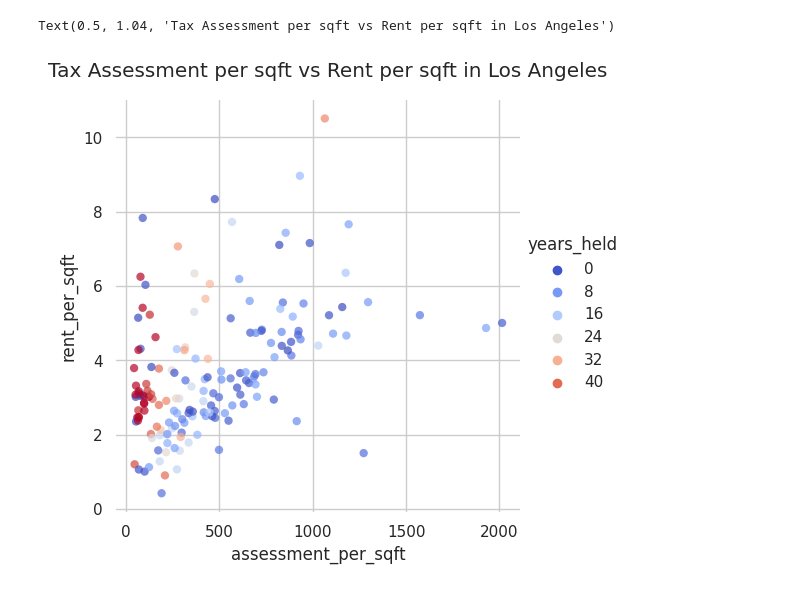
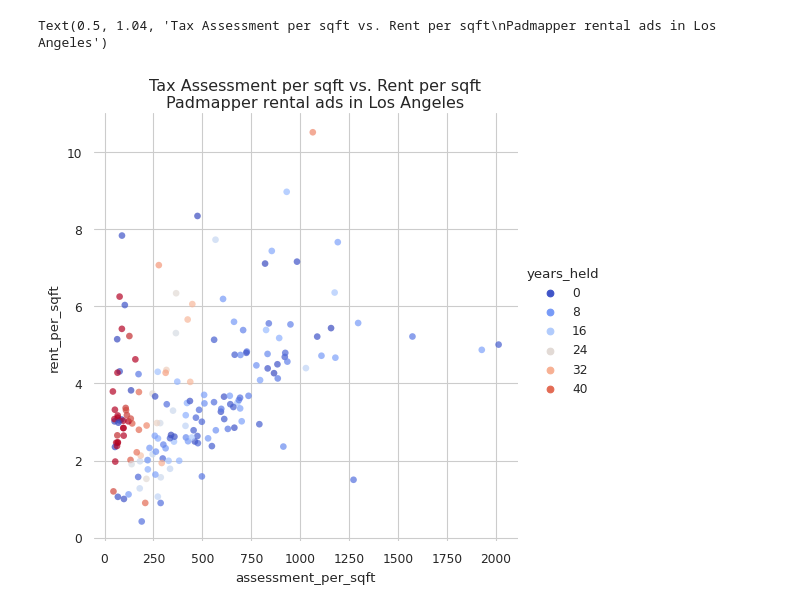
Before and after one commit to rcompton/ryancompton.net, a Jupyter notebook: assets/padmapper.ipynb, the cells around one changed output. Drawn from its saved outputs; the diff is of its cells as text; code cells hidden in the pictures.

```diff
--- a/assets/padmapper.ipynb
+++ b/assets/padmapper.ipynb
@@ -24,14 +24,18 @@ df = pd.read_sql(
     ',',
     ''
   ):: numeric AS current_rent,
+  "glat"::numeric,
+  "glng"::numeric,
   "bedbath",
   "NumOfBeds",
+  "screenshot",
   "NumOfBaths",
   coalesce(
     nullif("SqftMain", ''),
     '0.00'
   ):: numeric(10, 2) AS sqft,
   "BaseValue_Year",
+  "AIN",
   "CurrentRoll_BaseYear",
   "CurrentRoll_LandValue" :: numeric + "CurrentRoll_ImpValue" :: numeric AS current_assessment
 FROM
@@ -50,6 +54,8 @@ df = df[df["assessment_per_sqft"] > 1]
 df['assessment_to_rent_ratio'] = df['current_assessment']/df['current_rent']
 df["years_held"] = df["CurrentRoll_BaseYear"].map(int) - df["BaseValue_Year"].map(int)
 df = df.drop_duplicates().dropna()
+df['screenshot'] = 'https://rycpt-crawls.s3.us-west-2.amazonaws.com/' + df['screenshot']
+df['lagov'] = 'https://portal.assessor.lacounty.gov/parceldetail/'+df['AIN']
 print(df.shape)
 df
 # %% [output]
@@ -75,21 +81,23 @@ for column in [
 # %%
 sns.set_theme(style="whitegrid")
+sns.set_context('paper')
 
 cmap = sns.color_palette("coolwarm", as_cmap=True)
 # cmap = sns.color_palette("flare", as_cmap=True)
 # cmap = sns.color_palette("dark:salmon_r", as_cmap=True)
+#cmap = sns.color_palette()
 
 g = sns.relplot(
     data=df,
     x="assessment_per_sqft",
     y="rent_per_sqft",
     hue="years_held",
     linewidth=0,
     alpha=0.7,
     palette=cmap,
 )
 g.despine(left=True, bottom=True)
-plt.suptitle("Tax Assessment per sqft vs Rent per sqft in Los Angeles", y=1.04)
+plt.suptitle("Tax Assessment per sqft vs. Rent per sqft\nPadmapper rental ads in Los Angeles", y=1.04)
 # %% [output]
-Text(0.5, 1.04, 'Tax Assessment per sqft vs Rent per sqft in Los Angeles')
+Text(0.5, 1.04, 'Tax Assessment per sqft vs. Rent per sqft\nPadmapper rental ads in Los Angeles')
-[figure, old version]
+[figure, new version]
```
Also changed, not shown: parts of 4 cells of this notebook, 3 other files.
